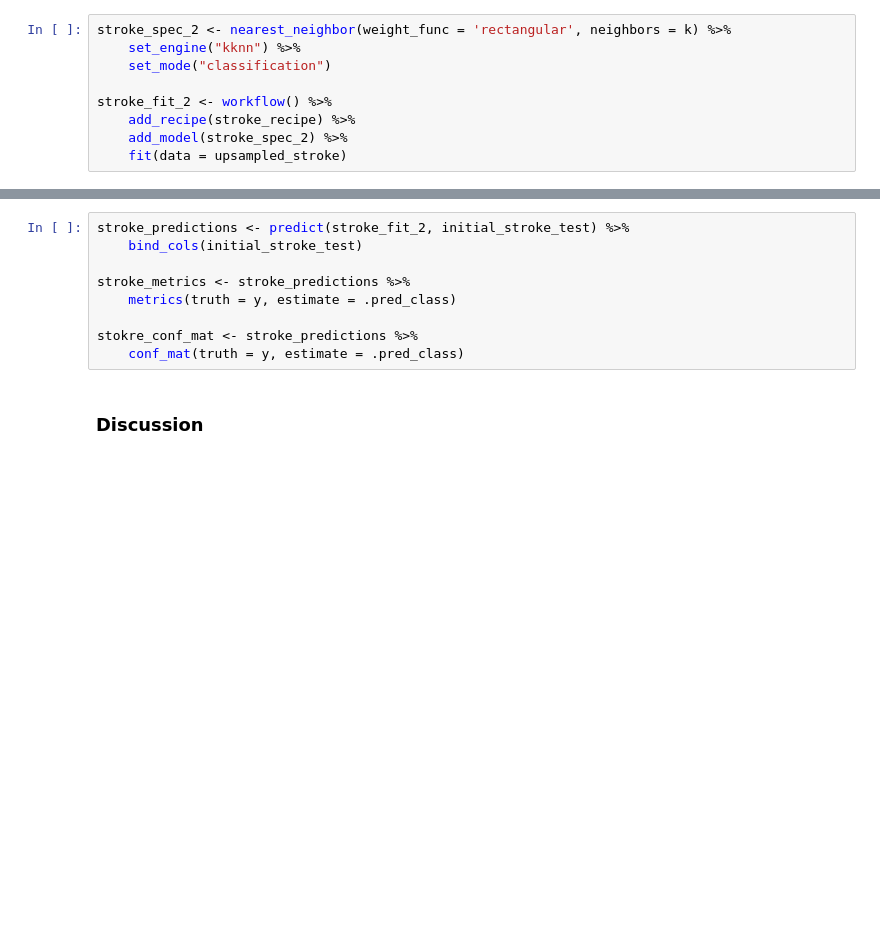
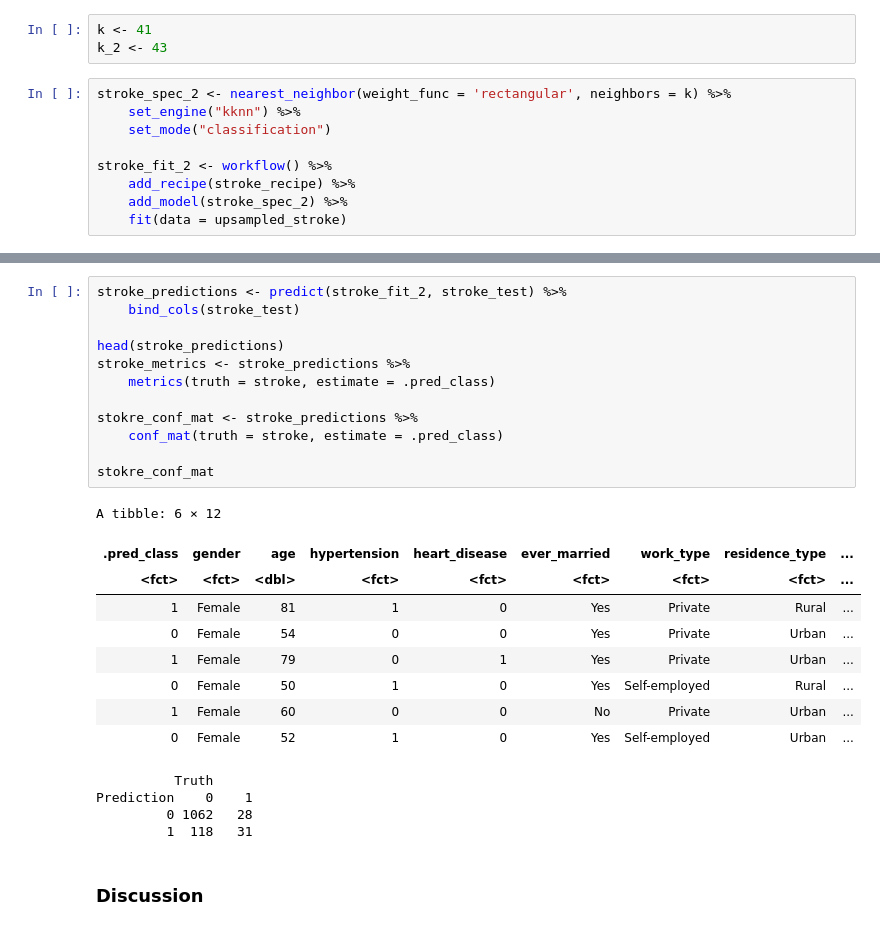
Before and after one commit to romansinkus/stroke-classification, a Jupyter notebook: Stroke_prediction.ipynb, the cells around one changed output, grey strips where cells are left out. Drawn from its saved outputs; the diff is of its cells as text; blank space fills up the shorter version.

```diff
--- a/Stroke_prediction.ipynb
+++ b/Stroke_prediction.ipynb
@@ -300,3 +312,6 @@ k <- 3
+# %%
+k <- 41
+k_2 <- 43
 # %%
 stroke_spec_2 <- nearest_neighbor(weight_func = 'rectangular', neighbors = k) %>%
     set_engine("kknn") %>%
@@ -312,12 +357,29 @@ stroke_fit_2
 # %%
-stroke_predictions <- predict(stroke_fit_2, initial_stroke_test) %>%
-    bind_cols(initial_stroke_test)
+stroke_predictions <- predict(stroke_fit_2, stroke_test) %>%
+    bind_cols(stroke_test)
 
+head(stroke_predictions)
 stroke_metrics <- stroke_predictions %>%
-    metrics(truth = y, estimate = .pred_class)
+    metrics(truth = stroke, estimate = .pred_class)
 
 stokre_conf_mat <- stroke_predictions %>%
-    conf_mat(truth = y, estimate = .pred_class)
+    conf_mat(truth = stroke, estimate = .pred_class)
+
+stokre_conf_mat
+# %% [output]
+A tibble: 6 × 12
+| .pred_class | gender | age | hypertension | heart_disease | ever_married | work_type | residence_type | ... |
+| <fct> | <fct> | <dbl> | <fct> | <fct> | <fct> | <fct> | <fct> | ... |
+| 1 | Female | 81 | 1 | 0 | Yes | Private | Rural | ... |
+| 0 | Female | 54 | 0 | 0 | Yes | Private | Urban | ... |
+| 1 | Female | 79 | 0 | 1 | Yes | Private | Urban | ... |
+| 0 | Female | 50 | 1 | 0 | Yes | Self-employed | Rural | ... |
+| 1 | Female | 60 | 0 | 0 | No | Private | Urban | ... |
+| 0 | Female | 52 | 1 | 0 | Yes | Self-employed | Urban | ... |
+          Truth
+Prediction    0    1
+         0 1062   28
+         1  118   31
 # %% [markdown]
 ### **Discussion**
 # %% [markdown]
```
Also changed, not shown: parts of 7 cells of this notebook.
